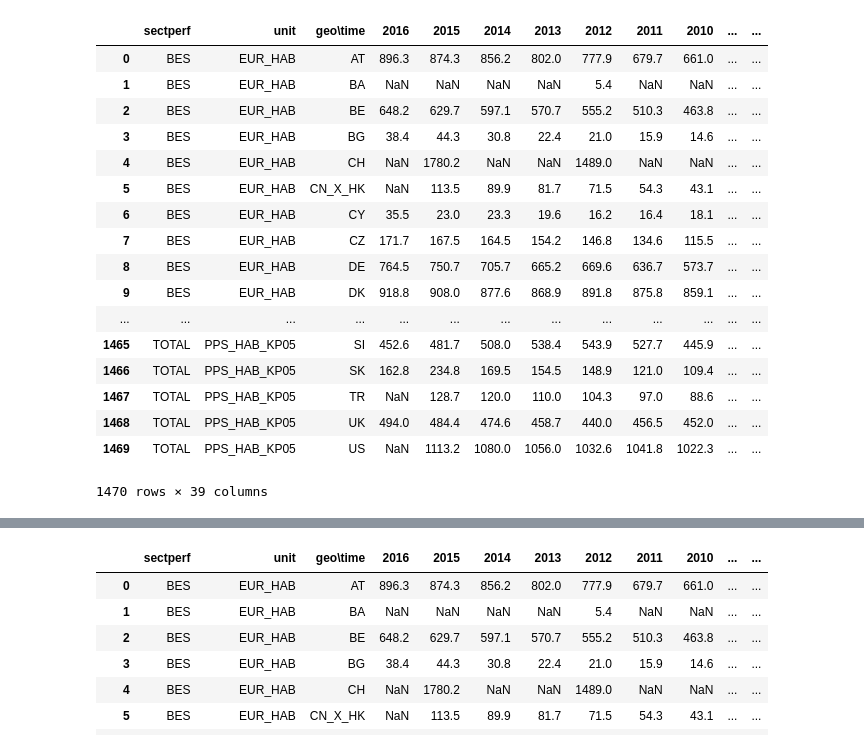
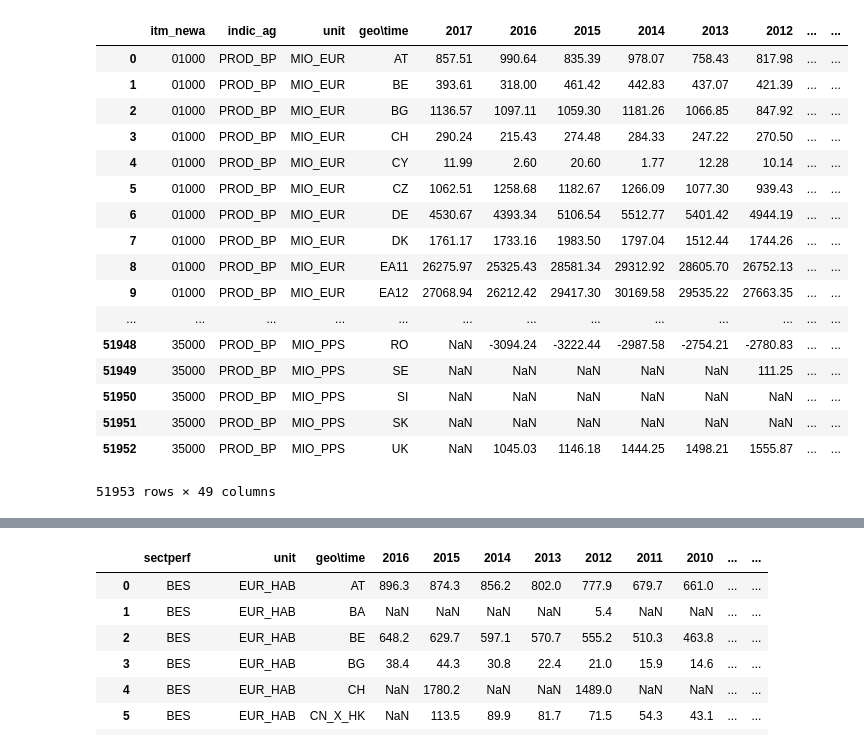
Before and after one commit to scarsellifi/tsv_to_pandas, a Jupyter notebook: tsv_to_pandas.ipynb, the cells around one changed output, grey strips where cells are left out. Saved outputs shown, nothing was run; the diff lists cells and outputs as text; code cells hidden in the pictures.

Commit message:
start to work to long format

```diff
--- a/tsv_to_pandas.ipynb
+++ b/tsv_to_pandas.ipynb
@@ -37,32 +37,72 @@ def tsv_to_dataframe(file_tsv):
     variabili.columns = data.columns[0].split(",")
     #restituiamo il dataframe pulito
     return pd.concat([variabili, data_clean], axis = 1)
+# %%
+def tsv_to_dataframe_long(file_tsv):
+    '''
+    this function transform Eurostat tsv file in pandas dataframe
+    file_tsv: file name. It's work with tsv and compressed file "tsv.gz"
+    '''
+
+    def clean_cells(x):
+        '''This function transform Eurostat Missing Values ": " in numpy missing values.
+        Then clean Eurostat annotation "b, u, .."'''
+        try:
+            return float(x)
+        except:
+            try:
+                return float(x.split(" ")[0])
+            except:
+                return np.nan
+    # open the Eurostat TSV file
+
+    data = pd.read_csv(file_tsv, sep="\t")
+
+    def columns_type(columns):
+        columns
+
+
+
+
+
+    # Create a dataframe for values data
+    data_clean = data
+    # Clean values data with clean_cells function
+    data_clean = data_clean.applymap(lambda x: clean_cells(x))
+    # We drop the columns with variable name like "age,isced11,unit,sex,geo\time". It is the first columns. we have a
+    # dataframe with only values data
+    data_clean.drop(data_clean.columns[0], axis = 1, inplace = True)
+    # we tranform column with variable in multiple-columns
+    variabili = data[data.columns[0]].apply(lambda x: pd.Series(x.split(",")))
+    variabili.columns = data.columns[0].split(",")
+    #restituiamo il dataframe pulito
+    return pd.concat([variabili, data_clean], axis = 1)
 # %%
 #example
 #if __name__ == "__main__":
 import urllib.request
 import gzip
 
-eurostat_link = "http://ec.europa.eu/eurostat/estat-navtree-portlet-prod/AppLinkServices?lang=en&appId=bulkdownload&appUrl=http%3A%2F%2Fec.europa.eu%2Feurostat%2Festat-navtree-portlet-prod%2FBulkDownloadListing%3Ffile%3Ddata%2Frd_e_gerdtot.tsv.gz"
+eurostat_link = "http://ec.europa.eu/eurostat/estat-navtree-portlet-prod/BulkDownloadListing?sort=1&file=data%2Faact_eaa07.tsv.gz"
 urllib.request.urlretrieve(eurostat_link , "file.tsv.gz")
-result = tsv_to_dataframe("file.tsv.gz")
+result = tsv_to_dataframe_long("file.tsv.gz")
 result
 # %% [output]
-|  | sectperf | unit | geo\time | 2016 | 2015 | 2014 | 2013 | 2012 | 2011 | 2010 | ... | ... |
-| 0 | BES | EUR_HAB | AT | 896.3 | 874.3 | 856.2 | 802.0 | 777.9 | 679.7 | 661.0 | ... | ... |
-| 1 | BES | EUR_HAB | BA | NaN | NaN | NaN | NaN | 5.4 | NaN | NaN | ... | ... |
-| 2 | BES | EUR_HAB | BE | 648.2 | 629.7 | 597.1 | 570.7 | 555.2 | 510.3 | 463.8 | ... | ... |
-| 3 | BES | EUR_HAB | BG | 38.4 | 44.3 | 30.8 | 22.4 | 21.0 | 15.9 | 14.6 | ... | ... |
-| 4 | BES | EUR_HAB | CH | NaN | 1780.2 | NaN | NaN | 1489.0 | NaN | NaN | ... | ... |
-| 5 | BES | EUR_HAB | CN_X_HK | NaN | 113.5 | 89.9 | 81.7 | 71.5 | 54.3 | 43.1 | ... | ... |
-| 6 | BES | EUR_HAB | CY | 35.5 | 23.0 | 23.3 | 19.6 | 16.2 | 16.4 | 18.1 | ... | ... |
-| 7 | BES | EUR_HAB | CZ | 171.7 | 167.5 | 164.5 | 154.2 | 146.8 | 134.6 | 115.5 | ... | ... |
-| 8 | BES | EUR_HAB | DE | 764.5 | 750.7 | 705.7 | 665.2 | 669.6 | 636.7 | 573.7 | ... | ... |
-| 9 | BES | EUR_HAB | DK | 918.8 | 908.0 | 877.6 | 868.9 | 891.8 | 875.8 | 859.1 | ... | ... |
+|  | itm_newa | indic_ag | unit | geo\time | 2017 | 2016 | 2015 | 2014 | 2013 | 2012 | ... | ... |
+| 0 | 01000 | PROD_BP | MIO_EUR | AT | 857.51 | 990.64 | 835.39 | 978.07 | 758.43 | 817.98 | ... | ... |
+| 1 | 01000 | PROD_BP | MIO_EUR | BE | 393.61 | 318.00 | 461.42 | 442.83 | 437.07 | 421.39 | ... | ... |
+| 2 | 01000 | PROD_BP | MIO_EUR | BG | 1136.57 | 1097.11 | 1059.30 | 1181.26 | 1066.85 | 847.92 | ... | ... |
+| 3 | 01000 | PROD_BP | MIO_EUR | CH | 290.24 | 215.43 | 274.48 | 284.33 | 247.22 | 270.50 | ... | ... |
+| 4 | 01000 | PROD_BP | MIO_EUR | CY | 11.99 | 2.60 | 20.60 | 1.77 | 12.28 | 10.14 | ... | ... |
+| 5 | 01000 | PROD_BP | MIO_EUR | CZ | 1062.51 | 1258.68 | 1182.67 | 1266.09 | 1077.30 | 939.43 | ... | ... |
+| 6 | 01000 | PROD_BP | MIO_EUR | DE | 4530.67 | 4393.34 | 5106.54 | 5512.77 | 5401.42 | 4944.19 | ... | ... |
+| 7 | 01000 | PROD_BP | MIO_EUR | DK | 1761.17 | 1733.16 | 1983.50 | 1797.04 | 1512.44 | 1744.26 | ... | ... |
+| 8 | 01000 | PROD_BP | MIO_EUR | EA11 | 26275.97 | 25325.43 | 28581.34 | 29312.92 | 28605.70 | 26752.13 | ... | ... |
+| 9 | 01000 | PROD_BP | MIO_EUR | EA12 | 27068.94 | 26212.42 | 29417.30 | 30169.58 | 29535.22 | 27663.35 | ... | ... |
 | ... | ... | ... | ... | ... | ... | ... | ... | ... | ... | ... | ... | ... |
-| 1465 | TOTAL | PPS_HAB_KP05 | SI | 452.6 | 481.7 | 508.0 | 538.4 | 543.9 | 527.7 | 445.9 | ... | ... |
-| 1466 | TOTAL | PPS_HAB_KP05 | SK | 162.8 | 234.8 | 169.5 | 154.5 | 148.9 | 121.0 | 109.4 | ... | ... |
-| 1467 | TOTAL | PPS_HAB_KP05 | TR | NaN | 128.7 | 120.0 | 110.0 | 104.3 | 97.0 | 88.6 | ... | ... |
-| 1468 | TOTAL | PPS_HAB_KP05 | UK | 494.0 | 484.4 | 474.6 | 458.7 | 440.0 | 456.5 | 452.0 | ... | ... |
-| 1469 | TOTAL | PPS_HAB_KP05 | US | NaN | 1113.2 | 1080.0 | 1056.0 | 1032.6 | 1041.8 | 1022.3 | ... | ... |
+| 51948 | 35000 | PROD_BP | MIO_PPS | RO | NaN | -3094.24 | -3222.44 | -2987.58 | -2754.21 | -2780.83 | ... | ... |
+| 51949 | 35000 | PROD_BP | MIO_PPS | SE | NaN | NaN | NaN | NaN | NaN | 111.25 | ... | ... |
+| 51950 | 35000 | PROD_BP | MIO_PPS | SI | NaN | NaN | NaN | NaN | NaN | NaN | ... | ... |
+| 51951 | 35000 | PROD_BP | MIO_PPS | SK | NaN | NaN | NaN | NaN | NaN | NaN | ... | ... |
+| 51952 | 35000 | PROD_BP | MIO_PPS | UK | NaN | 1045.03 | 1146.18 | 1444.25 | 1498.21 | 1555.87 | ... | ... |
-1470 rows × 39 columns
+51953 rows × 49 columns
```
Also changed, not shown: parts of 6 cells of this notebook.
